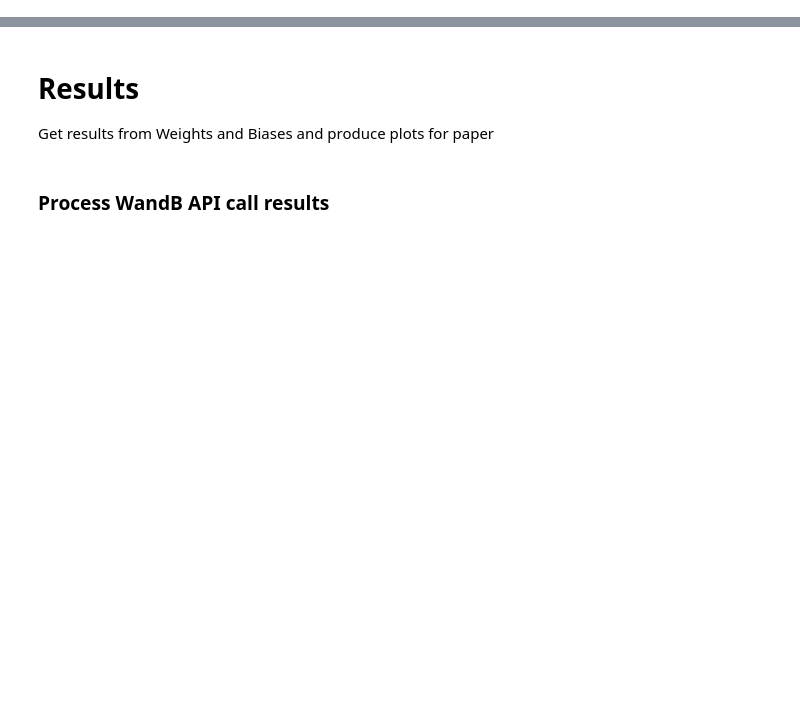
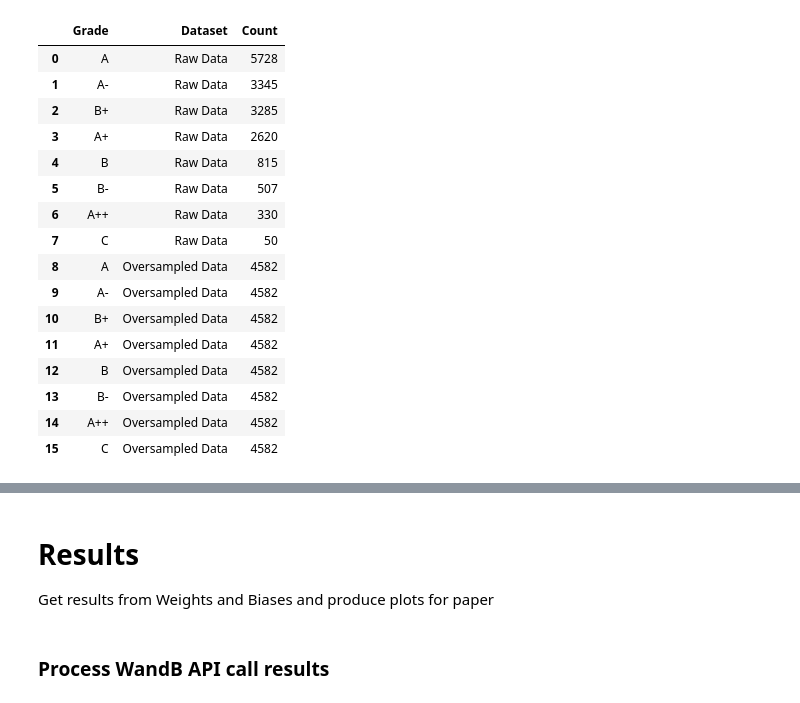
Before and after one commit to m-messer/Grading-Documentation-with-Machine-Learning, a Jupyter notebook: results.ipynb, the cells around one changed output, grey strips where cells are left out. Saved outputs shown, nothing was run; the diff lists cells and outputs as text; code cells hidden in the pictures; blank space fills up the shorter version.

```diff
--- a/results.ipynb
+++ b/results.ipynb
@@ -5,0 +17,31 @@ import os
+# %%
+unique_pairs_df = pd.read_csv('data/menagerie_unique_pairs.csv')
+unique_pairs_counts = unique_pairs_df['grade'].value_counts()
+
+over_sampled_df = pd.read_csv('data/proc_train.csv')
+over_sampled_counts = over_sampled_df['grade'].value_counts()
+
+count_df = pd.merge(unique_pairs_counts, over_sampled_counts, on='grade')
+count_df = count_df.reset_index()
+count_df.columns =['Grade', 'Raw Data', 'Oversampled Data']
+count_df = count_df.melt(id_vars=['Grade'], var_name='Dataset', value_name='Count')
+count_df['Grade'] = pd.Categorical(count_df['Grade'], ['A++', 'A+', 'A', 'A-', 'B+', 'B', 'B-','C+', 'C', 'C-', 'D+', 'D', 'D-', 'F'], ordered=True)
+count_df
+# %% [output]
+|  | Grade | Dataset | Count |
+| 0 | A | Raw Data | 5728 |
+| 1 | A- | Raw Data | 3345 |
+| 2 | B+ | Raw Data | 3285 |
+| 3 | A+ | Raw Data | 2620 |
+| 4 | B | Raw Data | 815 |
+| 5 | B- | Raw Data | 507 |
+| 6 | A++ | Raw Data | 330 |
+| 7 | C | Raw Data | 50 |
+| 8 | A | Oversampled Data | 4582 |
+| 9 | A- | Oversampled Data | 4582 |
+| 10 | B+ | Oversampled Data | 4582 |
+| 11 | A+ | Oversampled Data | 4582 |
+| 12 | B | Oversampled Data | 4582 |
+| 13 | B- | Oversampled Data | 4582 |
+| 14 | A++ | Oversampled Data | 4582 |
+| 15 | C | Oversampled Data | 4582 |
```
Also changed, not shown: parts of 27 cells of this notebook, 1 other file.
